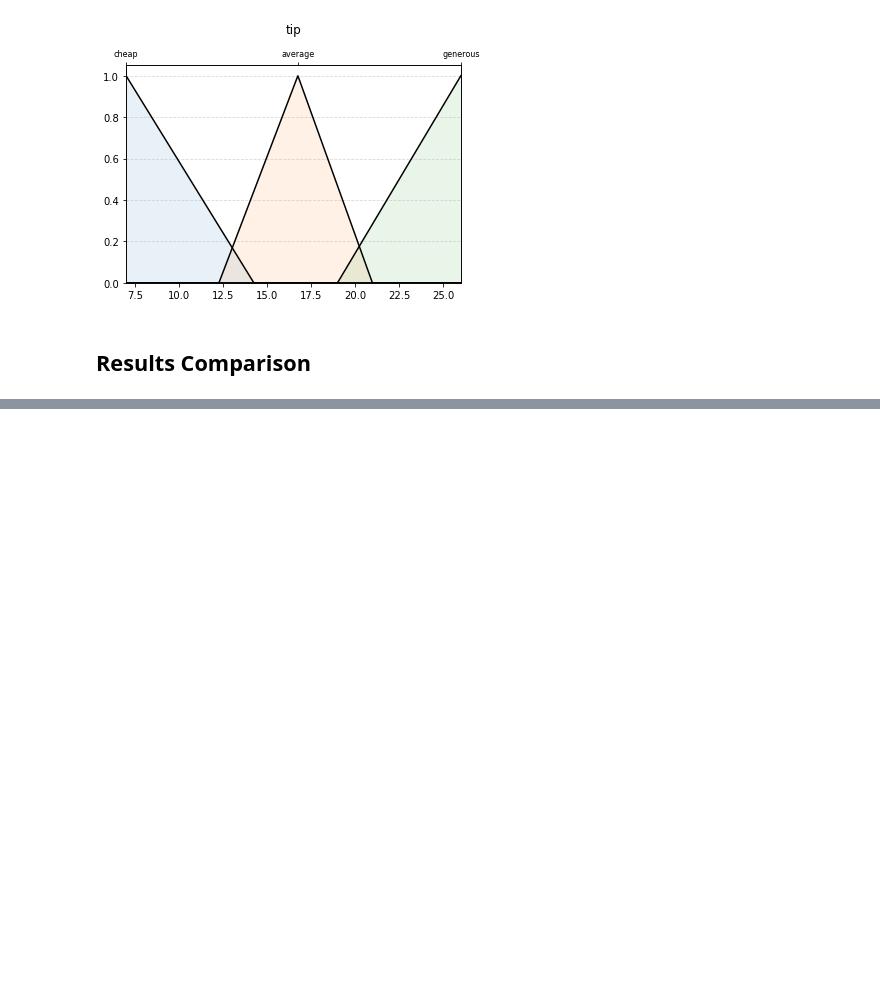
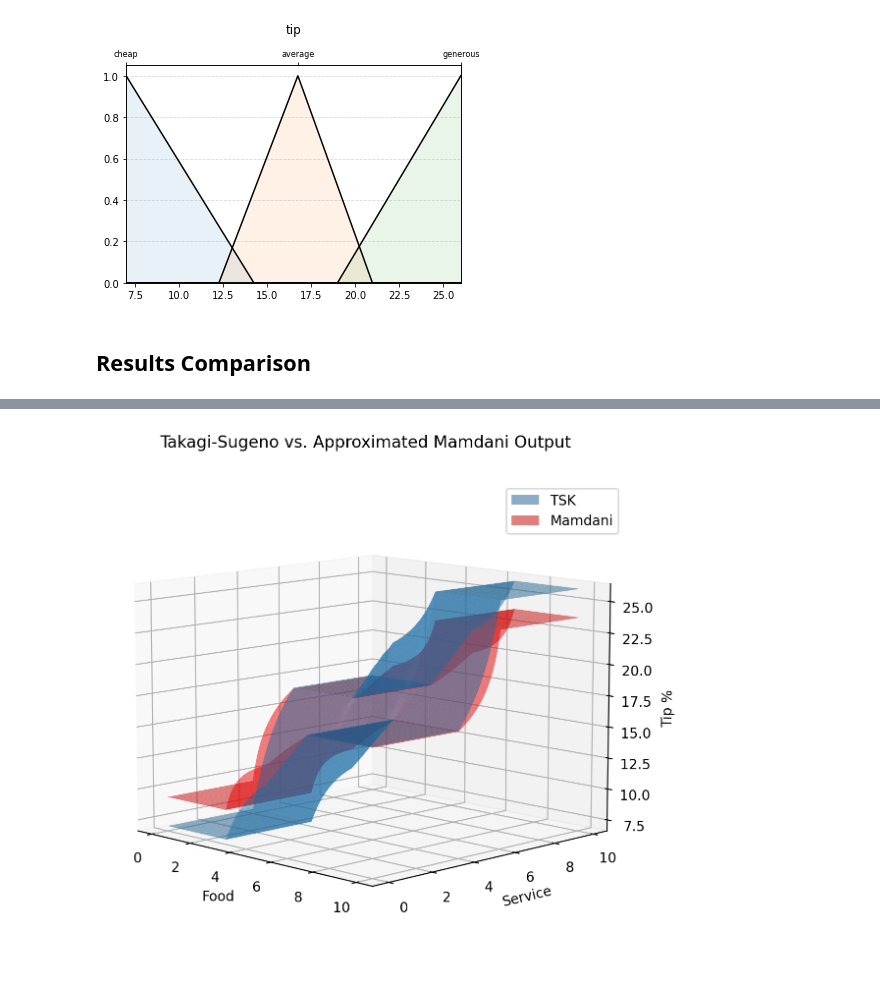
Before and after one commit to ericzander/hotfis, a Jupyter notebook: notebooks/approx.ipynb, the cells around one changed output, grey strips where cells are left out. Cells and saved outputs as stored; diff of their text form; code cells hidden in the pictures; blank space fills up the shorter version.

```diff
--- a/notebooks/approx.ipynb
+++ b/notebooks/approx.ipynb
@@ -20,6 +24,8 @@ import numpy as np
 import matplotlib.pyplot as plt
 
 from itertools import product
+# %%
+path = "notebooks/img/approx/"
 # %% [markdown]
 ---
 # %% [markdown]
@@ -84,19 +92,26 @@ plt.show()
 # %% [markdown]
 ## Results Comparison
 # %%
+%%time
+
+num_points = 201
+
 # Save input values
-foods = np.linspace(0, 10, 101)
+foods = np.linspace(0, 10, num_points)
 services = foods.copy()
 
 # Get all combinations of inputs
 combos = np.array(list(product(foods, services)))
 inputs = {"food": combos[:, 0], "service": combos[:, 1]}
 
-tips_tsk = fis.eval_tsk(inputs)["tip"].reshape(101, 101)
+# Calc tsk outputs
+tips_tsk = fis.eval_tsk(inputs)["tip"].reshape(num_points, num_points)
 
+# Calc mamdani outputs
 tips_mam = approx_fis.eval_mamdani(inputs)["tip"]
-tips_mam[0].shape
+tips_mam = approx_fis.defuzz_mamdani(tips_mam)
+tips_mam = tips_mam.reshape(num_points, num_points)
 
-
-#np.meshgrid(foods, services)[0]
+# Convert inputs to grids for 3D visualization
+foods, services = np.meshgrid(foods, services)
 # %% [output]
@@ -103,0 +119,28 @@ tips_mam[0].shape
+# %%
+fig = plt.figure(figsize=(7, 7), dpi=200)
+ax = fig.gca(projection='3d')
+
+p1 = ax.plot_surface(foods, services, tips_tsk, alpha=0.5, label="TSK")
+p2 = ax.plot_surface(foods, services, tips_mam, alpha=0.5, label="Mamdani", color="red")
+
+#ax.set_zlim(0, 30)
+
+ax.view_init(elev=10, azim=-45)
+
+ax.set_xlabel("Food")
+ax.set_ylabel("Service")
+ax.set_zlabel("Tip %")
+
+ax.set_title("Takagi-Sugeno vs. Approximated Mamdani Output")
+
+p1._facecolors2d = p1._facecolor3d
+p1._edgecolors2d = p1._edgecolor3d
+p2._facecolors2d = p2._facecolor3d
+p2._edgecolors2d = p2._edgecolor3d
+ax.legend(loc="best", bbox_to_anchor=(1, 0.95))
+
+plt.savefig(path + "fn_approx.png", bbox_inches="tight", facecolor="white")
+
+plt.show()
+# %% [output]
+[figure, added]
```
Also changed, not shown: parts of 4 cells of this notebook, 27 other files.
